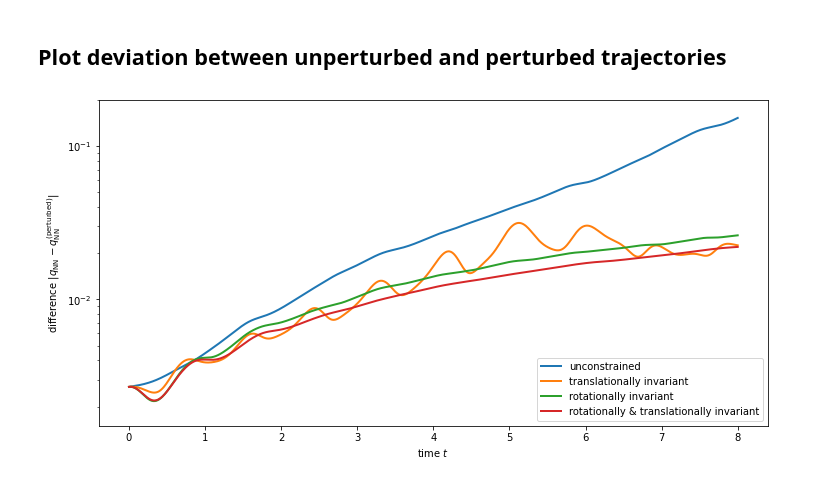
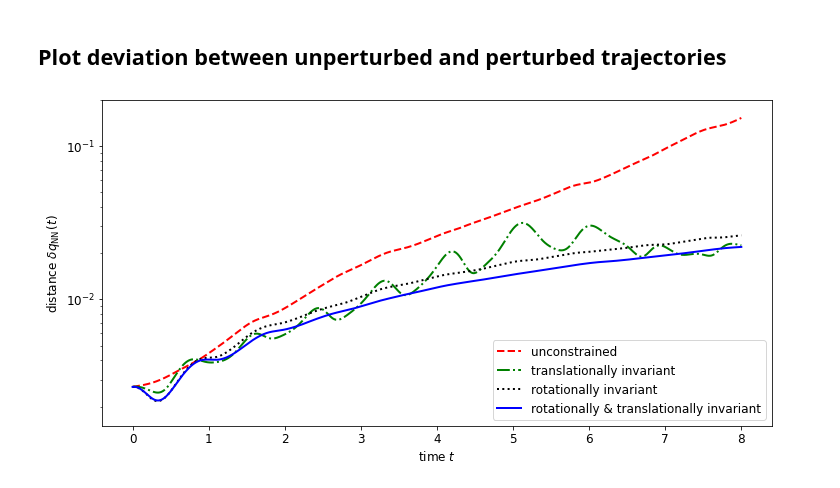
Before and after one commit to eikehmueller/mlconservation_code, a Jupyter notebook: src/EvaluateModel.ipynb, the cells around one changed output. Drawn from its saved outputs; the diff is of its cells as text; code cells hidden in the pictures.

```diff
--- a/src/EvaluateModel.ipynb
+++ b/src/EvaluateModel.ipynb
@@ -79,6 +79,7 @@ for model_label in ["","trans","rot","rot_ref","rot_trans"]:
 # Indices of space dimensions for projection
 j = 0
 k = 1
+fs = 10
 
 model_label_list = [["","rot"],["trans","rot_trans"]]
 
@@ -126,9 +127,10 @@ for row in [0,1]:
         ax.plot([],[],linewidth=0,color='black',
                 marker="*",markersize=6,markeredgewidth=2,markerfacecolor="white",
                 label="initial")
-        ax.set_title(title[model_label],fontsize=14)
+        ax.set_title(title[model_label],fontsize=12)
         if row==0 and col==0:
-            ax.legend(loc="lower right")
+            ax.legend(loc="lower right",fontsize=fs)
+        ax.tick_params(axis='both', which='major', labelsize=fs)
         ax.set_xlim(-1.6,1.6)
         ax.set_ylim(-0.9,0.1)
 plt.savefig("trajectories_two_particle_4d.pdf",bbox_inches="tight")
@@ -138,5 +140,6 @@ plt.show()
 # %%
 model_label_list = [["","rot"],["trans","rot_trans"]]
+fs=12
 
 title = {"":"unconstrained",
          "rot":"rotationally invariant",
@@ -167,18 +170,19 @@ for row in [0,1]:
         ax.plot(trajectory_generator_nn.t,angular_momentum,linewidth=2,color="red")
         ax.plot(trajectory_generator_nn.t,angular_momentum_true,linewidth=2,linestyle="--",color="red")
         if row==0 and col==0:
-            ax.plot([],[],linewidth=2,color="blue",label="linear momentum")
-            ax.plot([],[],linewidth=2,color="red",label="angular momentum")
+            ax.plot([],[],linewidth=2,color="blue",label=r"linear momentum $\delta M(t)$")
+            ax.plot([],[],linewidth=2,color="red",label=r"angular momentum $\delta L(t)$")
             ax.plot([],[],linewidth=2,color="black",label="NN")
             ax.plot([],[],linewidth=2,color="black",linestyle="--",label="true")
-            ax.legend(loc="lower right")
+            ax.legend(loc="lower right",fontsize=fs)
         if row == 1:
-            ax.set_xlabel("time $t$")
+            ax.set_xlabel("time $t$",fontsize=fs)
         if col == 0:
-            ax.set_ylabel("deviation")
+            ax.set_ylabel(r"deviation $\delta L(t)$ or $\delta M(t)$",fontsize=fs)
         ax.set_yscale("log")
         ax.set_ylim(1.E-8,1.E3)
         ax.set_title(title[model_label],fontsize=14)
+        ax.tick_params(axis='both', which='major', labelsize=fs)
         ax.grid()
 plt.savefig("invariants_two_particle_4d.pdf",bbox_inches="tight")
 plt.show()
@@ -215,27 +219,41 @@ plt.show()
 ## Plot deviation between unperturbed and perturbed trajectories
 # %%
 model_label_list = ["","trans","rot","rot_trans"]
+
+fs=12
 
 label = {"":"unconstrained",
          "rot":"rotationally invariant",
          "trans":"translationally invariant",
          "rot_trans":"rotationally & translationally invariant",
          }
+color = {"":"red",
+         "rot":"black",
+         "trans":"green",
+         "rot_trans":"blue"}
+linestyle = {"":"--",
+             "rot":":",
+             "trans":"dashdot",
+             "rot_trans":"-"}
 
 plt.figure(figsize=(12,6))
 plt.gca()
 ax = plt.gca()
 ax.set_yscale("log")
 ax.set_ylim(1.5E-3,0.2)
 for model_label in model_label_list:
     q_all_nn = monitors_nn[model_label][0].data
     q_all_nn_perturbed = monitors_nn_perturbed[model_label][0].data
     dq = np.linalg.norm(q_all_nn[:,:]-q_all_nn_perturbed[:,:],axis=0)
-    plt.plot(trajectory_generator_nn.t,dq,linewidth=2,label=label[model_label])
-ax.set_xlabel("time $t$")
-ax.set_ylabel(r"difference $|q_{\operatorname{NN}}-q^{(\operatorname{perturbed})}_{\operatorname{NN}}|$")
-plt.legend(loc="lower right")
+    plt.plot(trajectory_generator_nn.t,dq,linewidth=2,
+            color=color[model_label],
+            linestyle=linestyle[model_label],
+             label=label[model_label])
+ax.set_xlabel("time $t$",fontsize=fs)
+ax.tick_params(axis='both', which='major', labelsize=fs)
+ax.set_ylabel(r"distance $\delta q_{\operatorname{NN}}(t)$",fontsize=fs)
+plt.legend(loc="lower right",fontsize=fs)
 plt.savefig("perturbation_two_particle_4d.pdf",bbox_inches="tight")
 plt.show()
 # %% [output]
-[figure, old version]
+[figure, new version]
```
Also changed, not shown: parts of 2 cells of this notebook, 22 other files.
